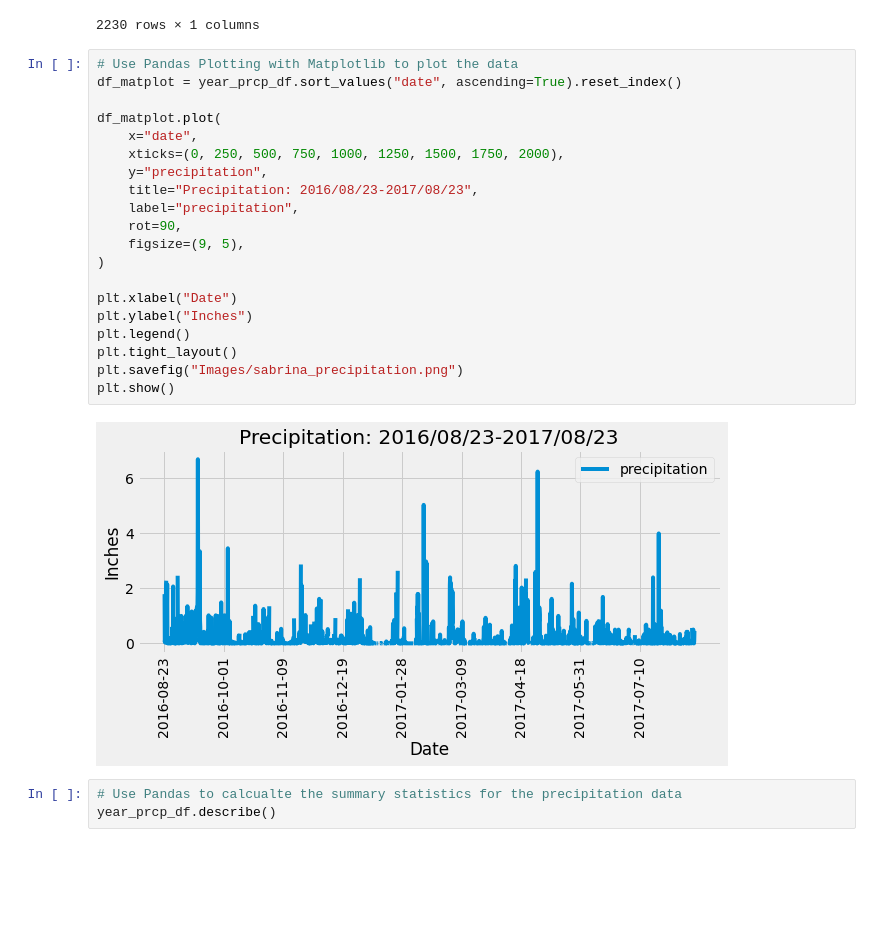
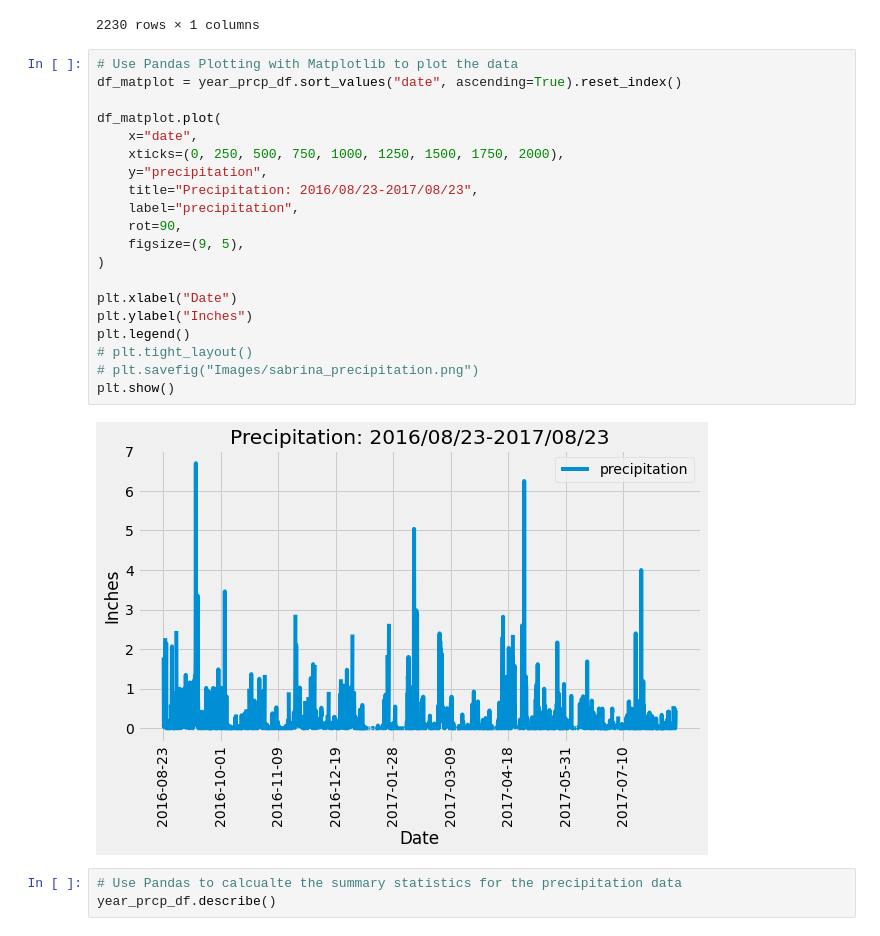
Before and after one commit to sabrinasaleh/sqlalchemy-challenge, a Jupyter notebook: climate_starter.ipynb, the cells around one changed output. Drawn from its saved outputs; the diff is of its cells as text; blank space fills up the shorter version.

```diff
--- a/climate_starter.ipynb
+++ b/climate_starter.ipynb
@@ -108,25 +109,25 @@ year_prcp_df.sort_values("date", ascending=True)
 # %%
 # Use Pandas Plotting with Matplotlib to plot the data
 df_matplot = year_prcp_df.sort_values("date", ascending=True).reset_index()
 
 df_matplot.plot(
     x="date",
     xticks=(0, 250, 500, 750, 1000, 1250, 1500, 1750, 2000),
     y="precipitation",
     title="Precipitation: 2016/08/23-2017/08/23",
     label="precipitation",
     rot=90,
     figsize=(9, 5),
 )
 
 plt.xlabel("Date")
 plt.ylabel("Inches")
 plt.legend()
-plt.tight_layout()
-plt.savefig("Images/sabrina_precipitation.png")
+# plt.tight_layout()
+# plt.savefig("Images/sabrina_precipitation.png")
 plt.show()
 # %% [output]
-[figure, old version]
+[figure, new version]
 # %%
 # Use Pandas to calcualte the summary statistics for the precipitation data
 year_prcp_df.describe()
```
Also changed, not shown: parts of 4 cells of this notebook.
